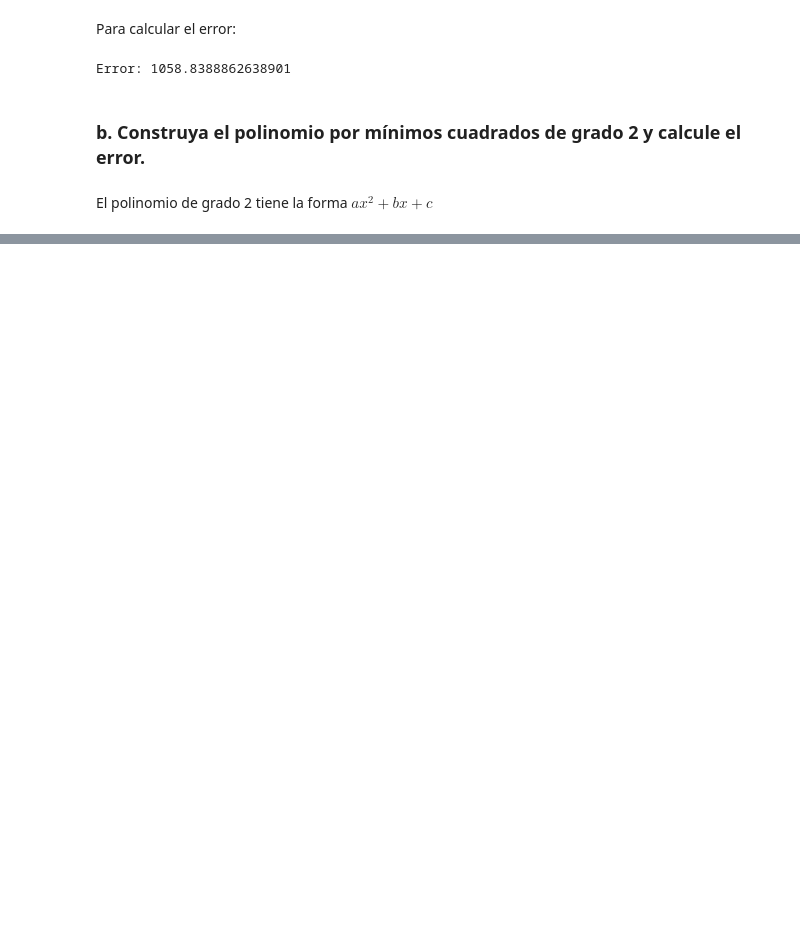
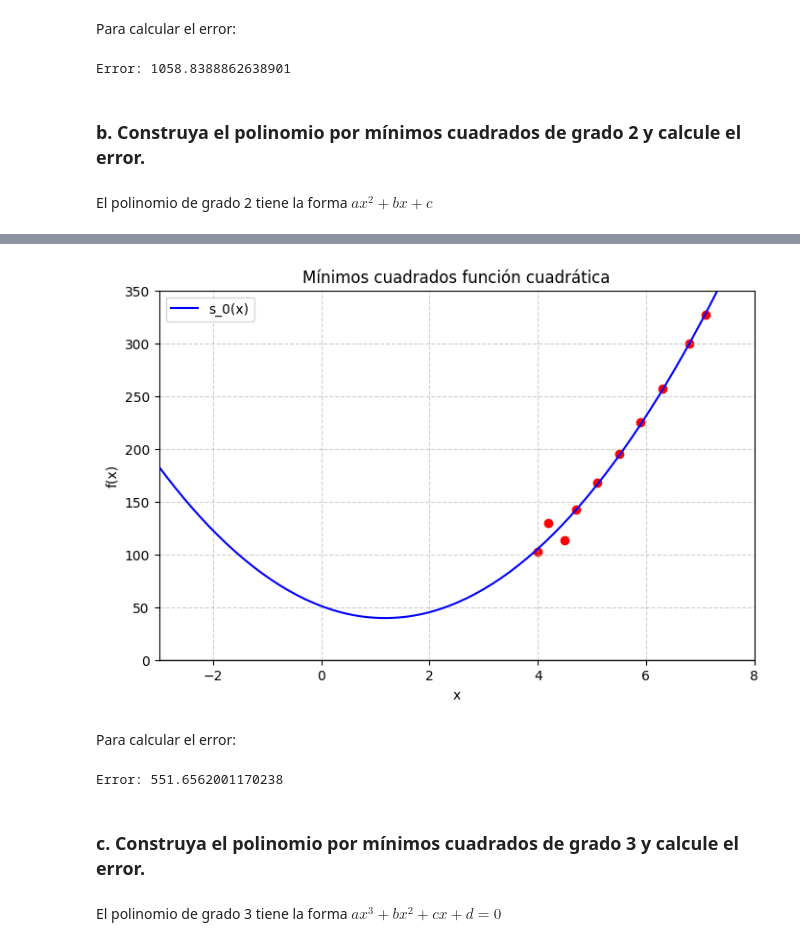
Before and after one commit to Dalzsfn/TareasMetodosNumericos, a Jupyter notebook: Tarea08/Tarea08.ipynb, the cells around one changed output, grey strips where cells are left out. Cells and saved outputs as stored; diff of their text form; code cells hidden in the pictures; blank space fills up the shorter version.

```diff
--- a/Tarea08/Tarea08.ipynb
+++ b/Tarea08/Tarea08.ipynb
@@ -143,0 +145,31 @@ El polinomio de grado 2 tiene la forma $ax^2 + bx + c$
+# %%
+xs = [4.0, 4.2, 4.5, 4.7, 5.1, 5.5 ,5.9, 6.3, 6.8, 7.1]
+
+ys = [102.56, 130.11, 113.18, 142.05, 167.53, 195.14, 224.87, 256.73, 299.50, 326.72]
+
+a,b,c = ajustar_min_cuadrados(xs, ys, [der_parcial_2, der_parcial_1, der_parcial_0])
+xs0 = np.linspace(-4, 12, 200)
+
+
+def s_0(x):
+    return a * x**2 + b*x +c
+
+
+plt.figure(figsize=(8, 5))
+for xi, yi in zip(xs, ys):
+    plt.scatter([xi], [yi], color='red')
+
+
+
+plt.plot(xs0, s_0(xs0), label='s_0(x)', color='blue')
+
+plt.axhline(0, color='black', linewidth=1)
+plt.grid(True, linestyle='--', alpha=0.6)
+plt.xlabel('x')
+plt.ylabel('f(x)')
+plt.title('Mínimos cuadrados función cuadrática')
+plt.legend()
+plt.xlim(-3, 8)
+plt.ylim(0, 350)
+plt.show()
+# %% [output]
@@ -143,0 +177,3 @@ El polinomio de grado 2 tiene la forma $ax^2 + bx + c$
+[figure, added]
+# %% [markdown]
+Para calcular el error:
@@ -143,0 +187,9 @@ El polinomio de grado 2 tiene la forma $ax^2 + bx + c$
+# %%
+E = error_minimos_cuadrados(xs, ys, a, b, c)
+print("Error:", E)
+# %% [output]
+Error: 551.6562001170238
+# %% [markdown]
+### c. Construya el polinomio por mínimos cuadrados de grado 3 y calcule el error.
+# %% [markdown]
+El polinomio de grado 3 tiene la forma $ax^3 + bx^2 +cx +d =0$
```
Also changed, not shown: parts of 68 cells of this notebook.
